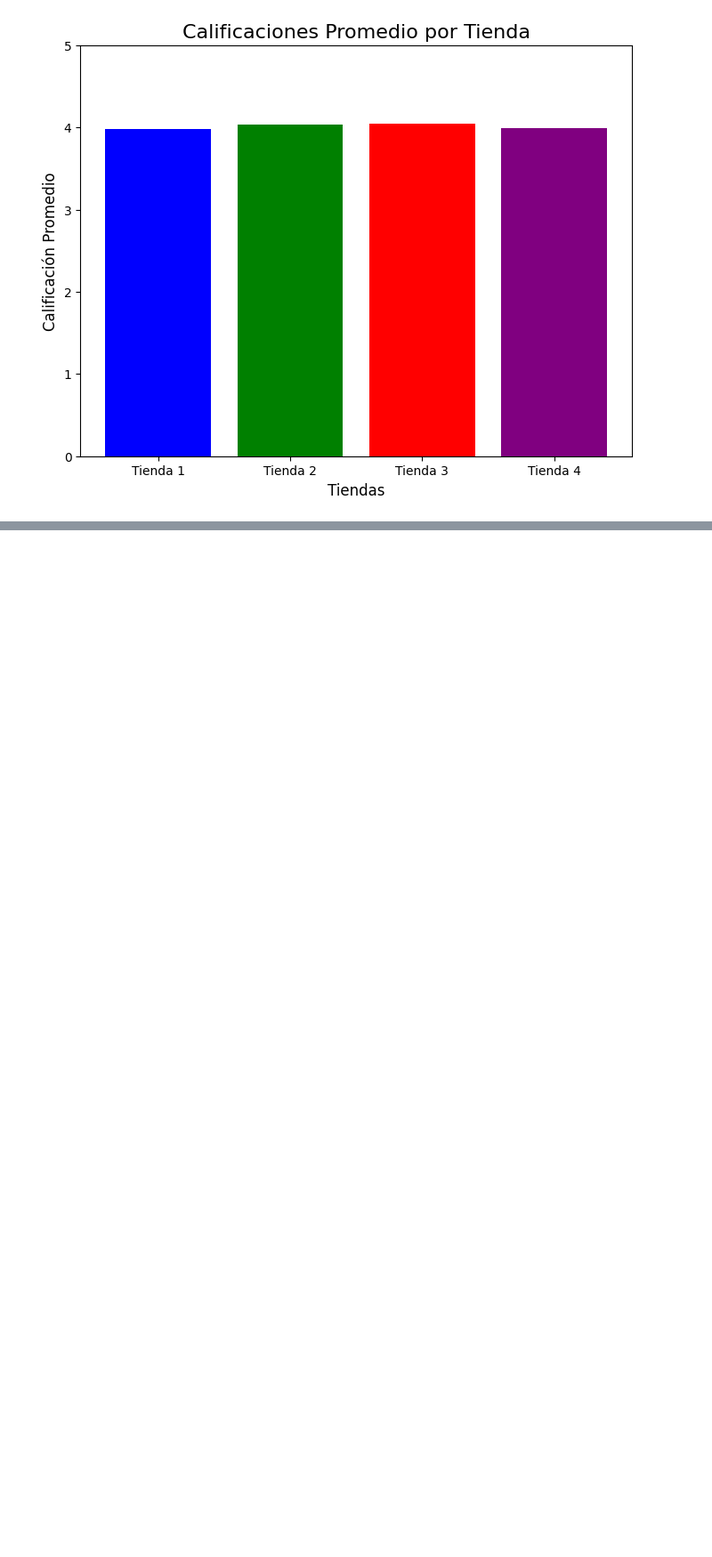
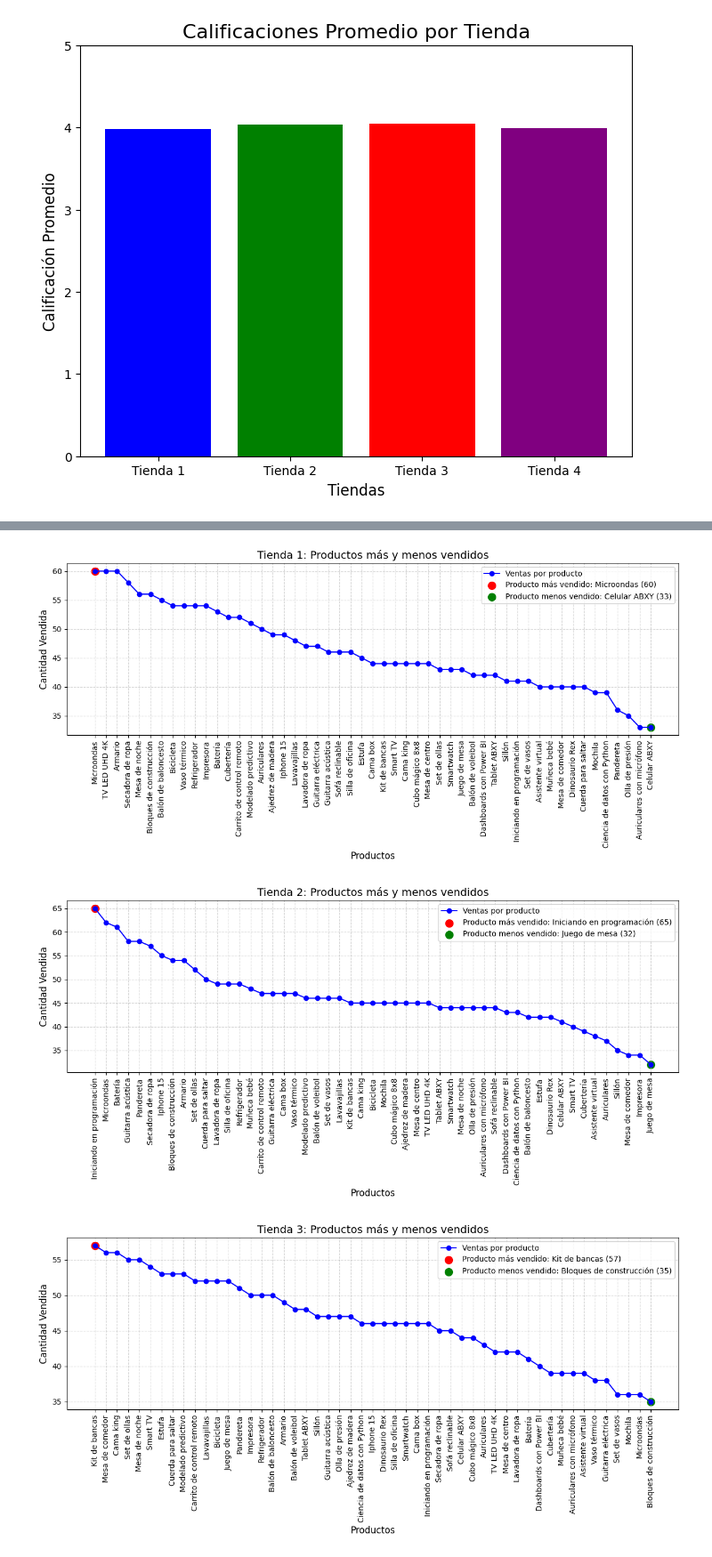
Before and after one commit to OFrancisco3/challenge-alura-store, a Jupyter notebook: AluraStoreLatam.ipynb, the cells around one changed output, grey strips where cells are left out. Shown at 89% size. Drawn from its saved outputs; the diff is of its cells as text; code cells hidden in the pictures; blank space fills up the shorter version.

Commit message:
Generando gráficos

```diff
--- a/AluraStoreLatam.ipynb
+++ b/AluraStoreLatam.ipynb
@@ -404,0 +445,46 @@ plt.show()
+# %%
+tienda1 = pd.read_csv(url)
+tienda2 = pd.read_csv(url2)
+tienda3 = pd.read_csv(url3)
+tienda4 = pd.read_csv(url4)
+
+# Lista de tiendas
+tiendas = [tienda1, tienda2, tienda3, tienda4]
+nombres_tiendas = ["Tienda 1", "Tienda 2", "Tienda 3", "Tienda 4"]
+
+def obtener_conteo_productos(df):
+    # Contar la frecuencia de cada producto
+    conteo_productos = df['Producto'].value_counts().reset_index()
+    conteo_productos.columns = ['Producto', 'Cantidad']
+    return conteo_productos.sort_values(by='Cantidad', ascending=False)
+# %%
+# Iterar sobre las tiendas
+for i, tienda in enumerate(tiendas):
+    # Obtener el conteo de productos
+    conteo_productos = obtener_conteo_productos(tienda)
+
+    # Crear el gráfico de líneas
+    plt.figure(figsize=(12, 6))
+    plt.plot(conteo_productos['Producto'], conteo_productos['Cantidad'], marker='o', color='blue', label='Ventas por producto')
+
+    # Resaltar el producto más vendido (punto rojo)
+    mas_vendido = conteo_productos.iloc[0]  # Primer producto (más vendido)
+    plt.scatter(mas_vendido['Producto'], mas_vendido['Cantidad'], color='red', s=100, label=f"Producto más vendido: {mas_vendido['Producto']} ({mas_vendido['Cantidad']})")
+
+    # Resaltar el producto menos vendido (punto verde)
+    menos_vendido = conteo_productos.iloc[-1]  # Último producto (menos vendido)
+    plt.scatter(menos_vendido['Producto'], menos_vendido['Cantidad'], color='green', s=100, label=f"Producto menos vendido: {menos_vendido['Producto']} ({menos_vendido['Cantidad']})")
+
+    # Personalizar el gráfico
+    plt.title(f"{nombres_tiendas[i]}: Productos más y menos vendidos", fontsize=14)
+    plt.xlabel("Productos", fontsize=12)
+    plt.ylabel("Cantidad Vendida", fontsize=12)
+    plt.xticks(rotation=90)  # Rotar etiquetas del eje x para mejor legibilidad
+    plt.legend()
+    plt.grid(True, linestyle='--', alpha=0.5)  # Añadir una cuadrícula para mayor claridad
+    plt.tight_layout()
+    plt.show()
+# %% [output]
+[figure, added]
+[figure, added]
+[figure, added]
```
Also changed, not shown: parts of 8 cells of this notebook.
